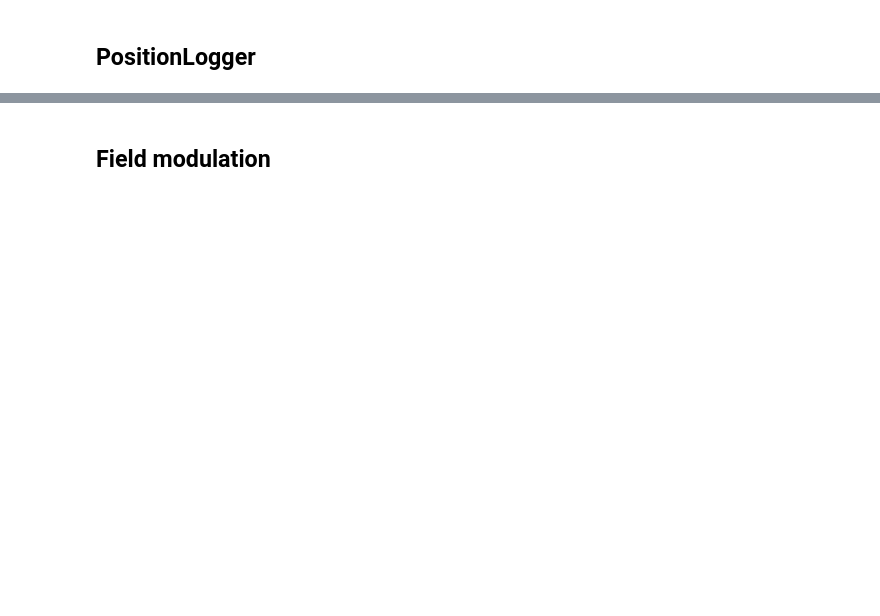
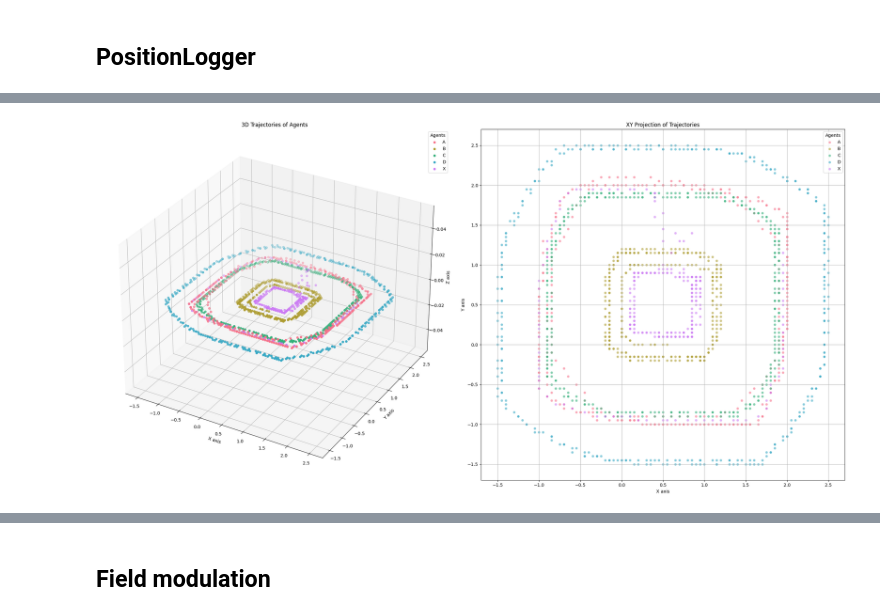
Before and after one commit to alexandru-dochian/multi_agent_framework, a Jupyter notebook: analytics.ipynb, the cells around one changed output, grey strips where cells are left out. Drawn from its saved outputs; the diff is of its cells as text; code cells hidden in the pictures; blank space fills up the shorter version.

Commit message:
wip mvp for hill climbing

```diff
--- a/analytics.ipynb
+++ b/analytics.ipynb
@@ -8,7 +8,7 @@ import numpy as np
 
 np.random.seed(24)
 # %%
-def load_data(experiment_dir: str, logger: str) -> list[dict]:
+def load_experiment_data(experiment_dir: str, logger: str) -> list[dict]:
     data: list[dict] = []
     for log_file in persistence.list_files(experiment_dir, logger):
         data.append(persistence.load(experiment_dir, logger, log_file))
@@ -58,0 +18,89 @@ plot_3d_trajectories(df)
+# %%
+import pandas as pd
+import numpy as np
+import matplotlib.pyplot as plt
+import seaborn as sns
+from numpy import ndarray
+
+
+def generate_colors(df: pd.DataFrame) -> dict[str, ndarray]:
+    unique_agents: list[str] = df["agent"].unique()
+    # Use seaborn color palette
+    palette = sns.color_palette("husl", len(unique_agents))
+    colors: dict[str, ndarray] = {
+        agent: palette[i] for i, agent in enumerate(sorted(unique_agents))
+    }
+    return colors
+
+
+def plot_3d_trajectories(ax, df: pd.DataFrame, colors: dict[str, ndarray]):
+    assert set(df.columns) == {"agent", "X", "Y", "Z"}, "Invalid df provided"
+
+    for agent, group in df.groupby("agent"):
+        ax.scatter(group["X"], group["Y"], group["Z"], color=colors[agent], label=agent)
+
+    ax.set_xlabel("X axis")
+    ax.set_ylabel("Y axis")
+    ax.set_zlabel("Z axis")
+    ax.set_title("3D Trajectories of Agents")
+    ax.legend(title="Agents")
+
+
+def scatter_xy_trajectories(ax, df: pd.DataFrame, colors: dict[str, ndarray]):
+    assert set(df.columns) == {"agent", "X", "Y", "Z"}, "Invalid df provided"
+
+    for agent, group in df.groupby("agent"):
+        ax.scatter(
+            group["X"],
+            group["Y"],
+            color=colors[agent],
+            label=agent,
+            alpha=0.6,
+            edgecolors="w",
+        )
+
+    ax.set_xlabel("X axis")
+    ax.set_ylabel("Y axis")
+    ax.set_title("XY Projection of Trajectories")
+    ax.legend(title="Agents")
+    ax.grid(True)
+
+
+def plot_trajectories(df: pd.DataFrame):
+    colors = generate_colors(df)
+
+    fig = plt.figure(figsize=(24, 12))
+
+    # Create 3D subplot
+    ax1 = fig.add_subplot(121, projection="3d")
+    plot_3d_trajectories(ax1, df, colors)
+
+    # Create 2D subplot for XY plane
+    ax2 = fig.add_subplot(122)
+    scatter_xy_trajectories(ax2, df, colors)
+
+    plt.tight_layout()
+    plt.show()
+
+
+def plot_experiment_trajectories(experiment: str):
+    processed_data: list[dict] = []
+    for data_log in load_experiment_data(experiment, "PositionLogger"):
+        state: PositionState = data_log["state"]
+        processed_data.append(
+            {
+                "agent": data_log["agent"],
+                "X": state.position.x,
+                "Y": state.position.y,
+                "Z": state.position.z,
+            }
+        )
+
+    df: pd.DataFrame = pd.DataFrame(
+        processed_data, columns=["agent", "X", "Y", "Z"]
+    ).fillna(0)
+    plot_trajectories(df)
+
+plot_experiment_trajectories('hill_climbing_square')
+# %% [output]
+[figure, added]
```
Also changed, not shown: parts of 10 cells of this notebook, 14 other files.
